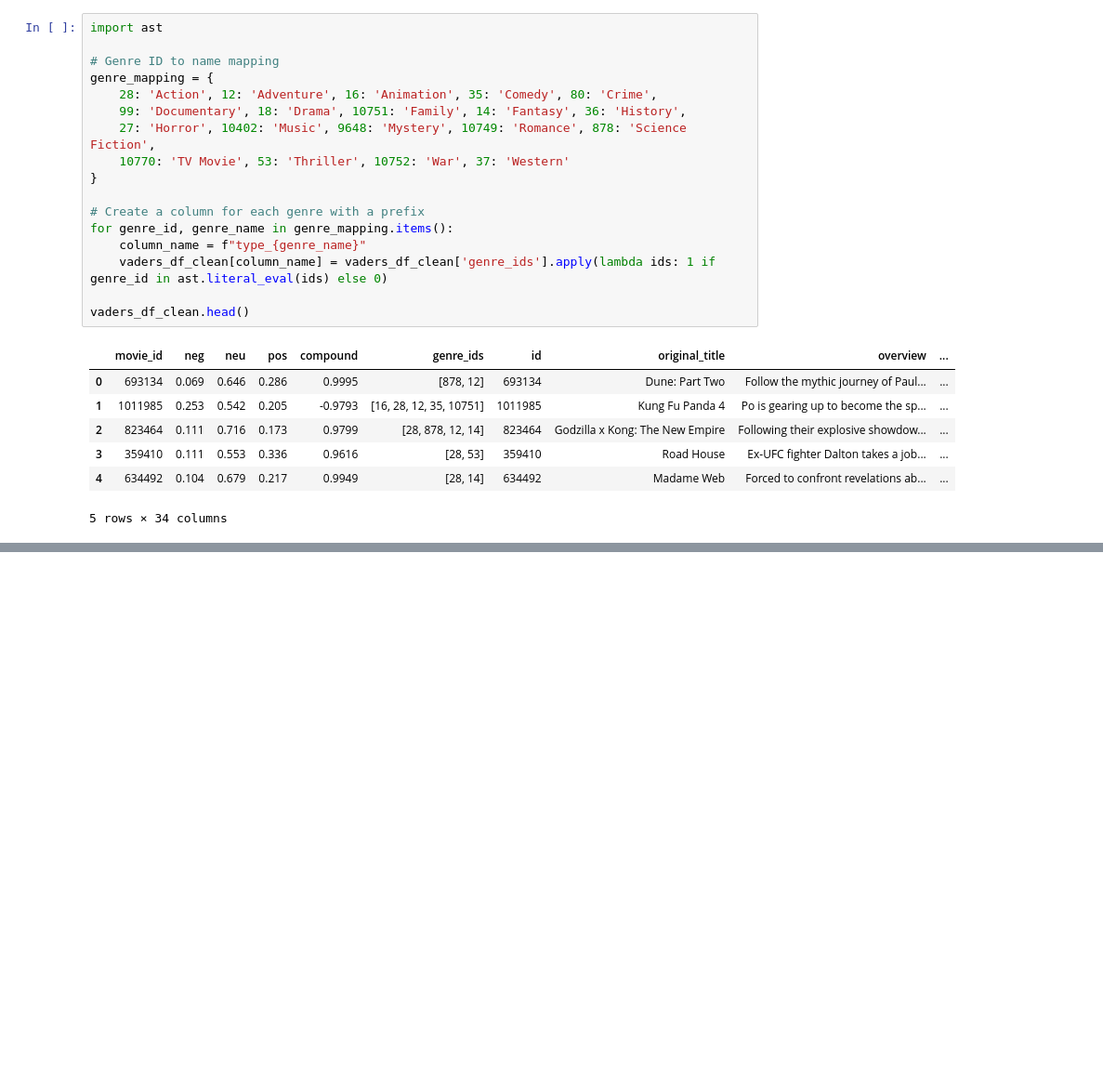
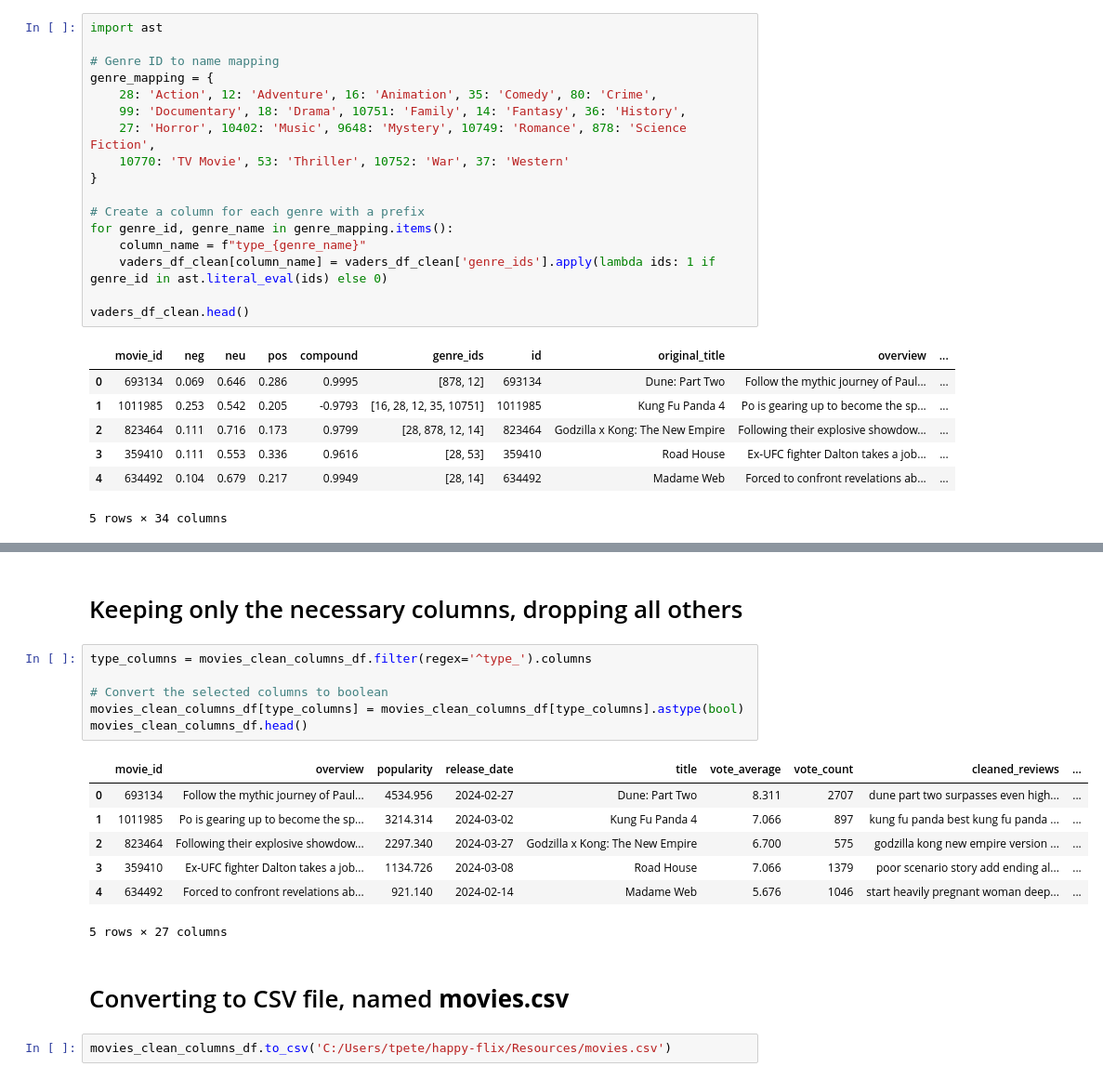
Before and after one commit to tpeterz/happy-flix, a Jupyter notebook: Reviews/Reviews_Combined_Sentiment.ipynb, the cells around one changed output, grey strips where cells are left out. Shown at 93% size. Cells and saved outputs as stored; diff of their text form; blank space fills up the shorter version.

```diff
--- a/Reviews/Reviews_Combined_Sentiment.ipynb
+++ b/Reviews/Reviews_Combined_Sentiment.ipynb
@@ -303,0 +337,20 @@ vaders_df_clean.head()
+# %% [markdown]
+# Keeping only the necessary columns, dropping all others
+# %%
+type_columns = movies_clean_columns_df.filter(regex='^type_').columns
+
+# Convert the selected columns to boolean
+movies_clean_columns_df[type_columns] = movies_clean_columns_df[type_columns].astype(bool)
+movies_clean_columns_df.head()
+# %% [output]
+|  | movie_id | overview | popularity | release_date | title | vote_average | vote_count | cleaned_reviews | ... |
+| 0 | 693134 | Follow the mythic journey of Paul... | 4534.956 | 2024-02-27 | Dune: Part Two | 8.311 | 2707 | dune part two surpasses even high... | ... |
+| 1 | 1011985 | Po is gearing up to become the sp... | 3214.314 | 2024-03-02 | Kung Fu Panda 4 | 7.066 | 897 | kung fu panda best kung fu panda ... | ... |
+| 2 | 823464 | Following their explosive showdow... | 2297.340 | 2024-03-27 | Godzilla x Kong: The New Empire | 6.700 | 575 | godzilla kong new empire version ... | ... |
+| 3 | 359410 | Ex-UFC fighter Dalton takes a job... | 1134.726 | 2024-03-08 | Road House | 7.066 | 1379 | poor scenario story add ending al... | ... |
+| 4 | 634492 | Forced to confront revelations ab... | 921.140 | 2024-02-14 | Madame Web | 5.676 | 1046 | start heavily pregnant woman deep... | ... |
+5 rows × 27 columns
+# %% [markdown]
+# Converting to CSV file, named **movies.csv**
+# %%
+movies_clean_columns_df.to_csv('C:/Users/tpete/happy-flix/Resources/movies.csv')
```
Also changed, not shown: parts of 4 cells of this notebook, 1 other file.
